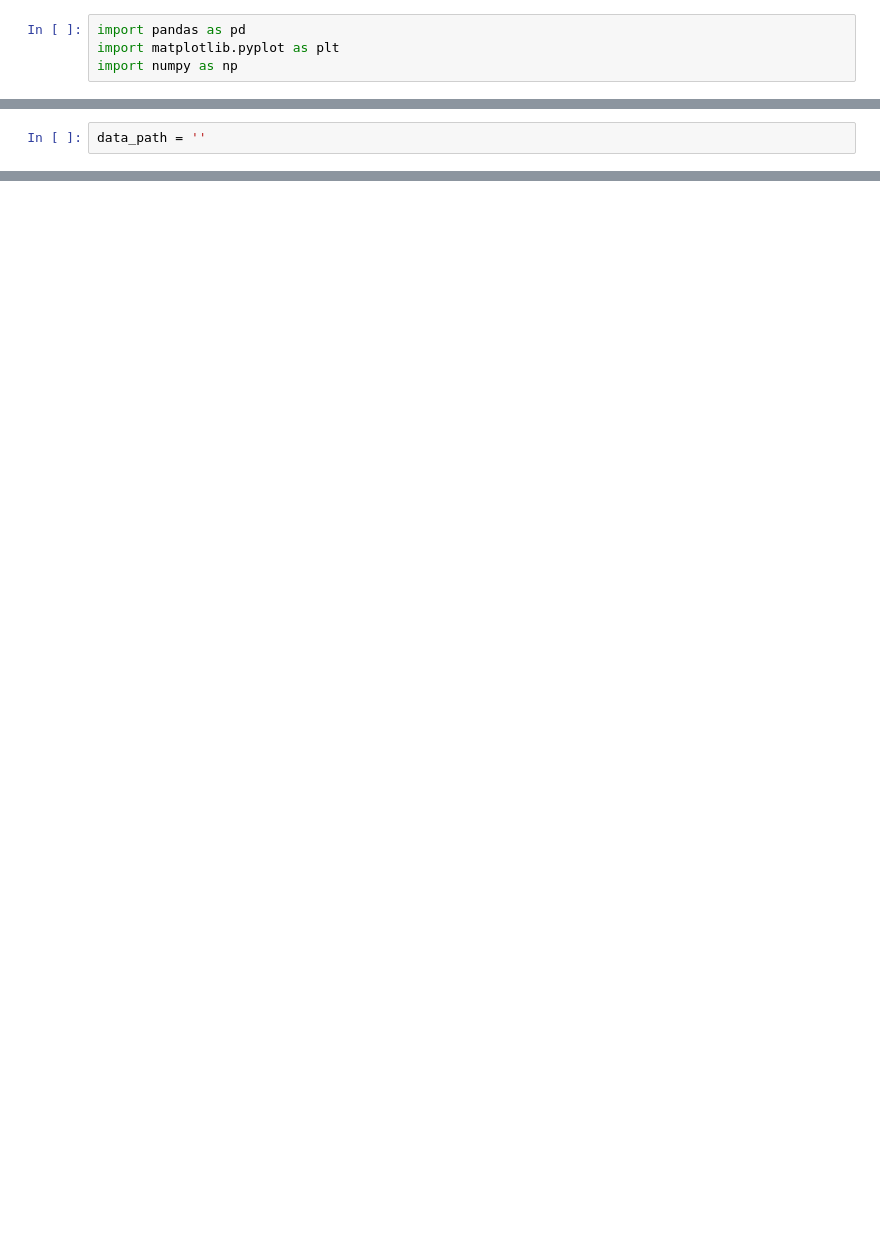
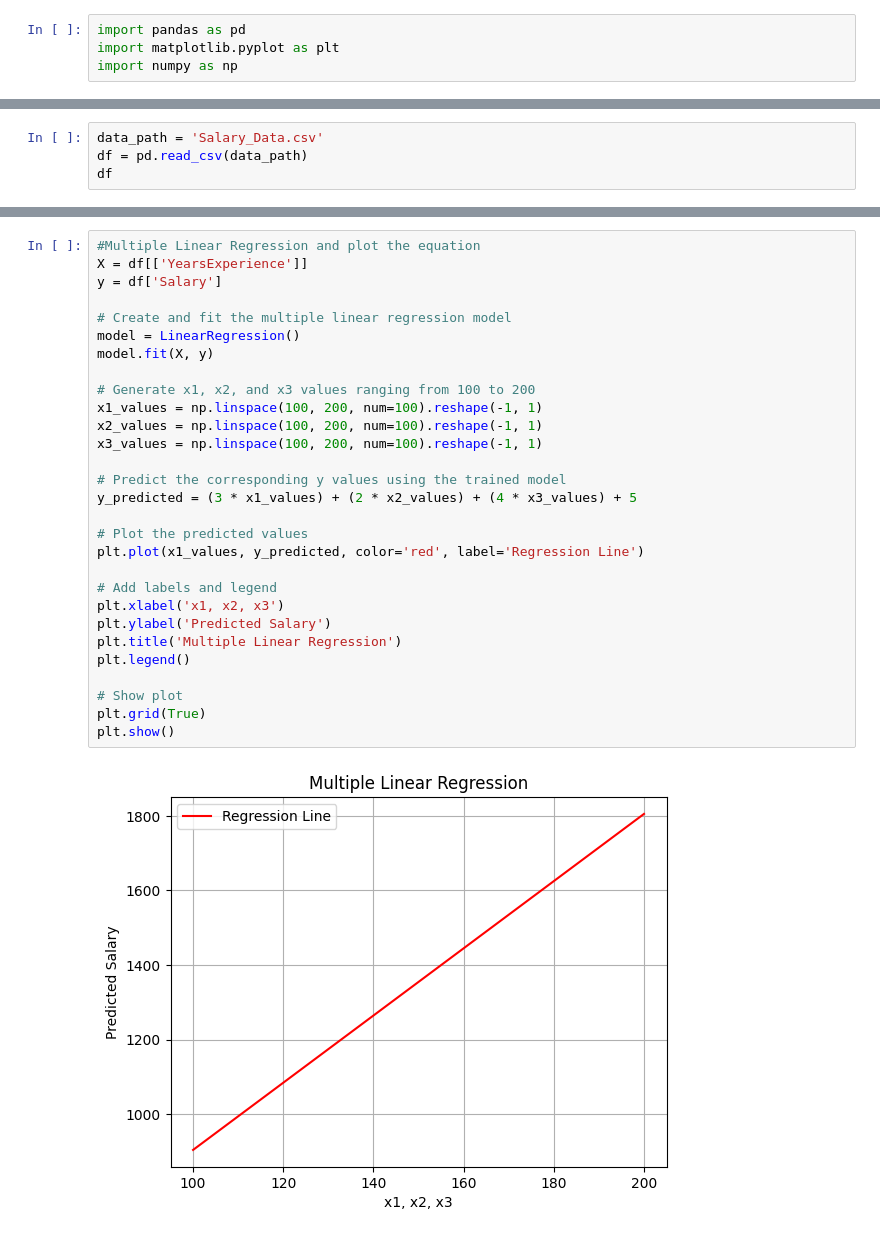
Before and after one commit to bhandariarun/KMC, a Jupyter notebook: week6/day_03/Data_Science.ipynb, the cells around one changed output, grey strips where cells are left out. Drawn from its saved outputs; the diff is of its cells as text; blank space fills up the shorter version.

```diff
--- a/week6/day_03/Data_Science.ipynb
+++ b/week6/day_03/Data_Science.ipynb
@@ -32,2 +44,4 @@ No artists with labels found to put in legend.  Note that artists whose label st
 # %%
-data_path = ''
+data_path = 'Salary_Data.csv'
+df = pd.read_csv(data_path)
+df
@@ -33,0 +150,31 @@ data_path = ''
+# %%
+#Multiple Linear Regression and plot the equation
+X = df[['YearsExperience']]
+y = df['Salary']
+
+# Create and fit the multiple linear regression model
+model = LinearRegression()
+model.fit(X, y)
+
+# Generate x1, x2, and x3 values ranging from 100 to 200
+x1_values = np.linspace(100, 200, num=100).reshape(-1, 1)
+x2_values = np.linspace(100, 200, num=100).reshape(-1, 1)
+x3_values = np.linspace(100, 200, num=100).reshape(-1, 1)
+
+# Predict the corresponding y values using the trained model
+y_predicted = (3 * x1_values) + (2 * x2_values) + (4 * x3_values) + 5
+
+# Plot the predicted values
+plt.plot(x1_values, y_predicted, color='red', label='Regression Line')
+
+# Add labels and legend
+plt.xlabel('x1, x2, x3')
+plt.ylabel('Predicted Salary')
+plt.title('Multiple Linear Regression')
+plt.legend()
+
+# Show plot
+plt.grid(True)
+plt.show()
+# %% [output]
+[figure, added]
```
Also changed, not shown: parts of 7 cells of this notebook.
